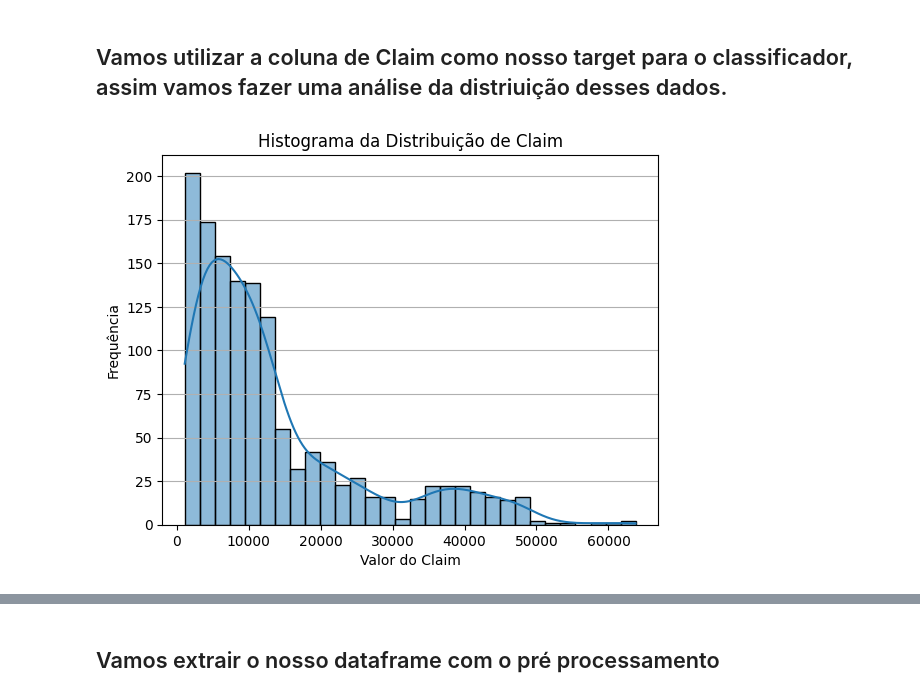
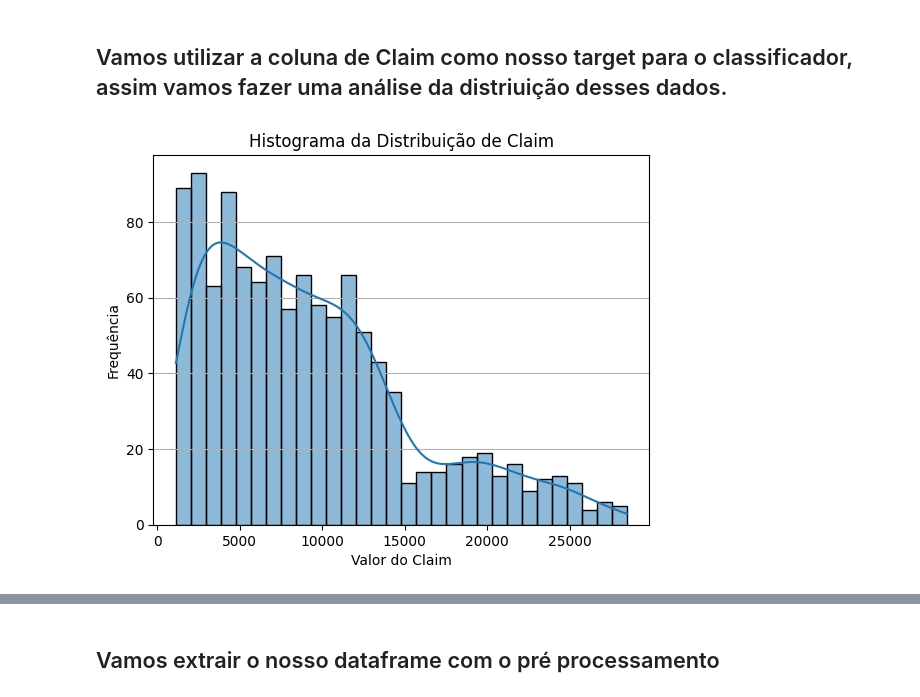
Before and after one commit to TalesVMAlves/Classificador-Seguros, a Jupyter notebook: preProcessamento.ipynb, the cells around one changed output, grey strips where cells are left out. Saved outputs shown, nothing was run; the diff lists cells and outputs as text; code cells hidden in the pictures.

```diff
--- a/preProcessamento.ipynb
+++ b/preProcessamento.ipynb
@@ -126,12 +123,12 @@ Name: bmi, dtype: float64
 # %%
 import seaborn as sns
 import matplotlib.pyplot as plt
 
-sns.histplot(data=df['claim'], kde=True, bins=30)
+sns.histplot(data=df_sem_outliers['claim'], kde=True, bins=30)
 plt.title('Histograma da Distribuição de Claim')
 plt.xlabel('Valor do Claim')
 plt.ylabel('Frequência')
 plt.grid(axis='y')
 plt.show()
 # %% [output]
-[figure, old version]
+[figure, new version]
```
Also changed, not shown: parts of 3 cells of this notebook.
